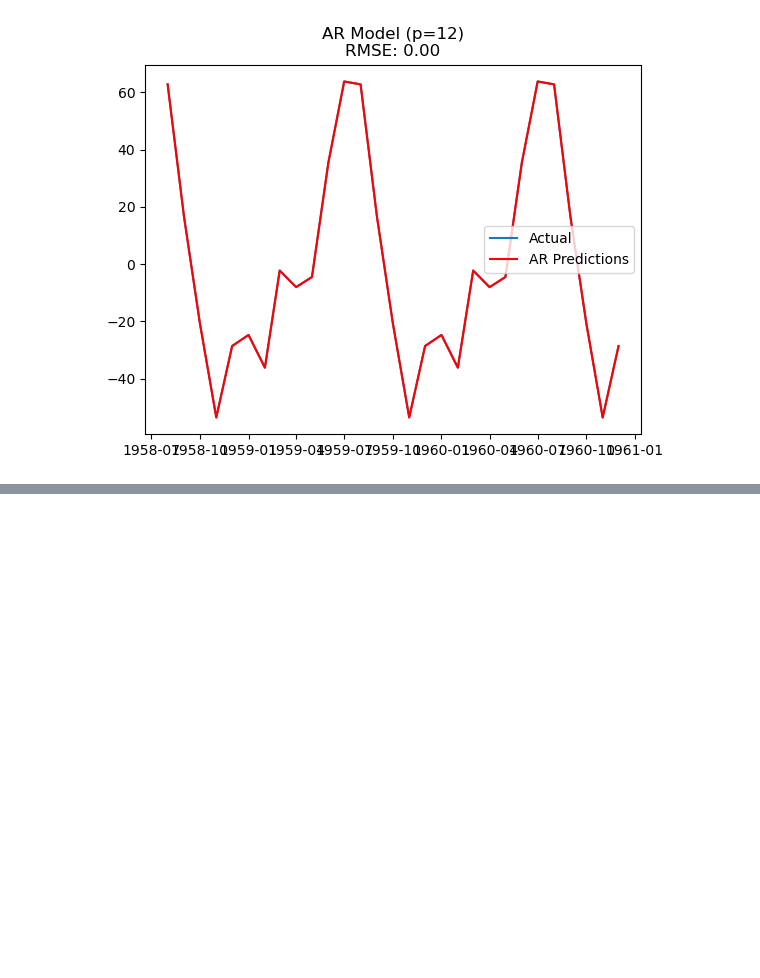
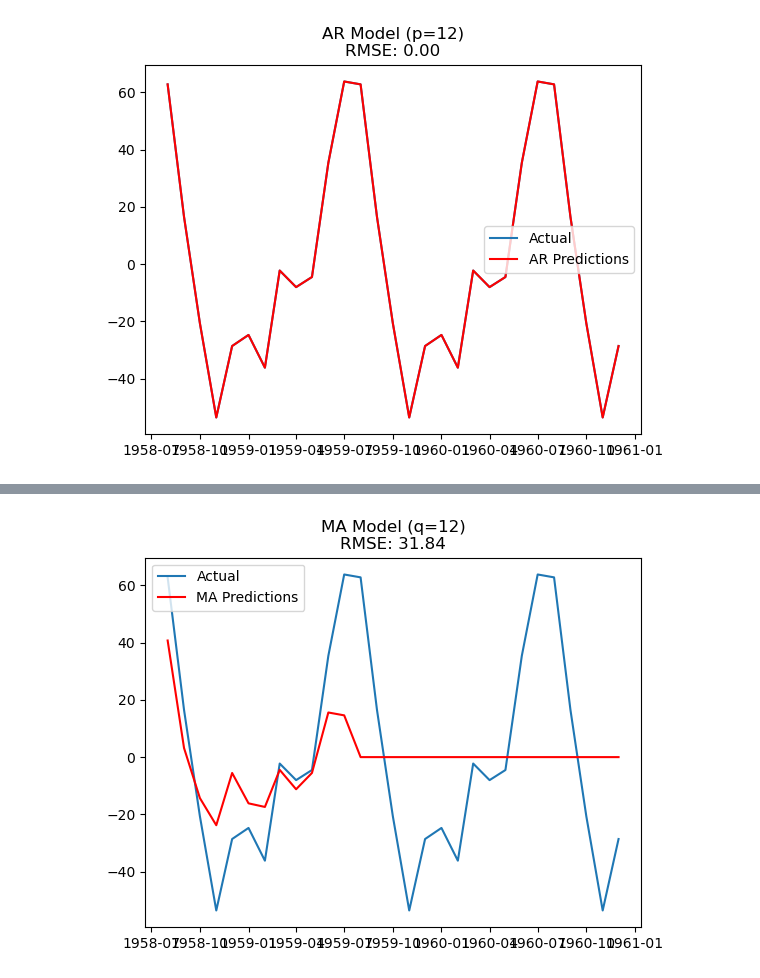
Before and after one commit to mcachosoblechero/time-series-examples, a Jupyter notebook: 3-time-series-statistical-models.ipynb, the cells around one changed output, grey strips where cells are left out. Drawn from its saved outputs; the diff is of its cells as text; code cells hidden in the pictures; blank space fills up the shorter version.

```diff
--- a/3-time-series-statistical-models.ipynb
+++ b/3-time-series-statistical-models.ipynb
@@ -191,0 +219,4 @@ run_AR_analysis(train_data=season_train_data, test_data=season_test_data, p=12)
+# %%
+run_MA_analysis(train_data=season_train_data, test_data=season_test_data, q=12)
+# %% [output]
+[figure, added]
```
Also changed, not shown: parts of 5 cells of this notebook.
